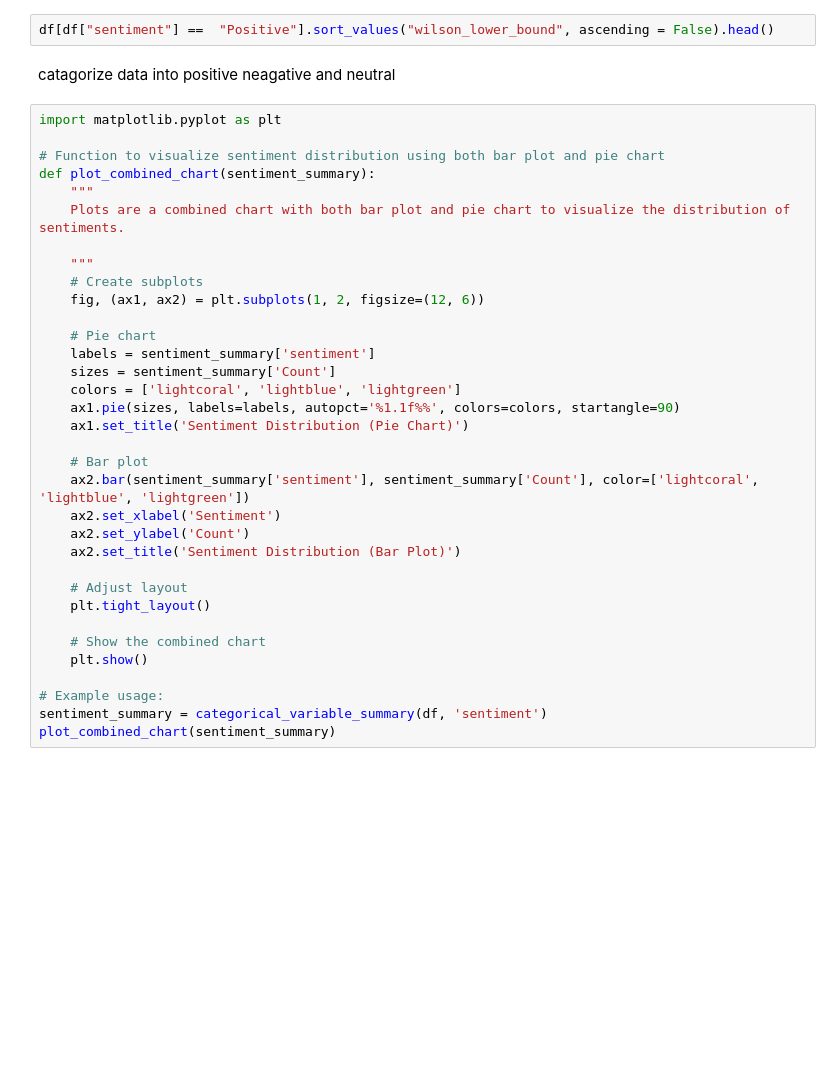
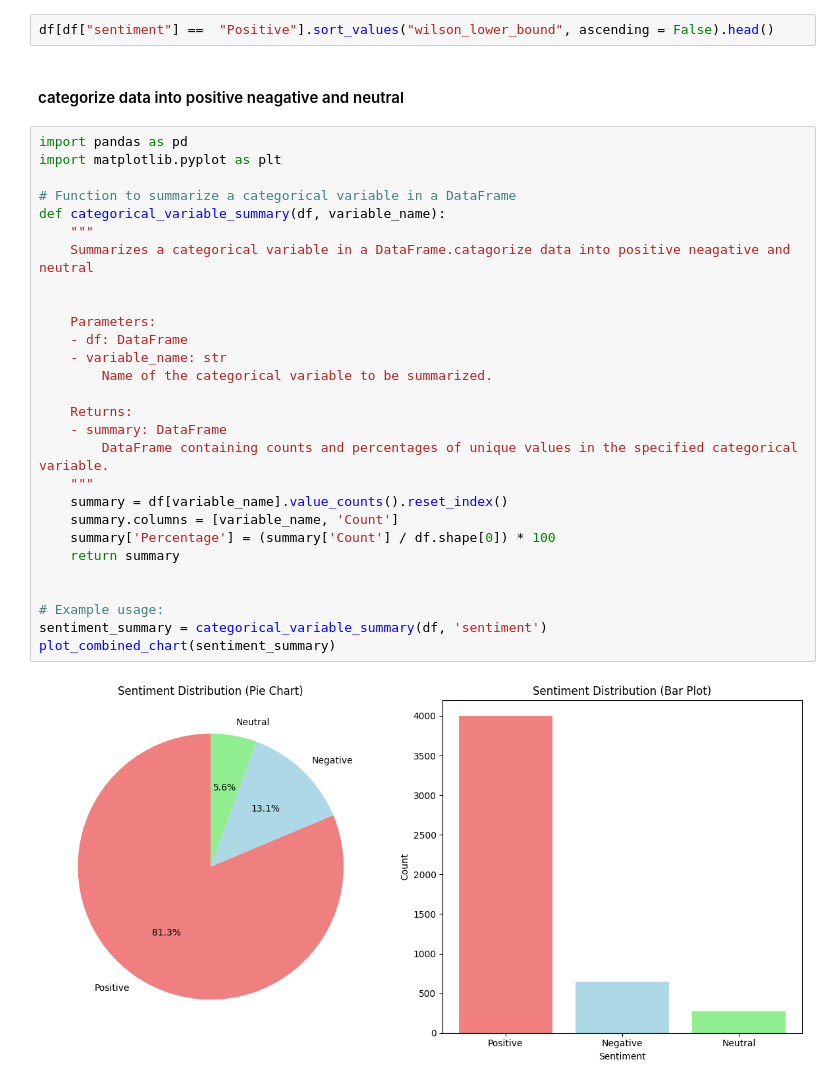
Before and after one commit to thesuman74/AI_with_python, a Jupyter notebook: sentiment_Analysis_of_Amazon/main.ipynb, the cells around one changed output. Cells and saved outputs as stored; diff of their text form; blank space fills up the shorter version.

Commit message:
image added

```diff
--- a/sentiment_Analysis_of_Amazon/main.ipynb
+++ b/sentiment_Analysis_of_Amazon/main.ipynb
@@ -163,38 +127,34 @@ for index, row in df['reviewText'].items():
 # %%
 df[df["sentiment"] ==  "Positive"].sort_values("wilson_lower_bound", ascending = False).head()
 # %% [markdown]
-catagorize data into positive neagative and neutral
+#### categorize data into positive neagative and neutral
-# %%
-import matplotlib.pyplot as plt
-
-# Function to visualize sentiment distribution using both bar plot and pie chart
-def plot_combined_chart(sentiment_summary):
-    """
-    Plots are a combined chart with both bar plot and pie chart to visualize the distribution of sentiments.
-
-    """
-    # Create subplots
-    fig, (ax1, ax2) = plt.subplots(1, 2, figsize=(12, 6))
-
-    # Pie chart
-    labels = sentiment_summary['sentiment']
-    sizes = sentiment_summary['Count']
-    colors = ['lightcoral', 'lightblue', 'lightgreen']
-    ax1.pie(sizes, labels=labels, autopct='%1.1f%%', colors=colors, startangle=90)
-    ax1.set_title('Sentiment Distribution (Pie Chart)')
-
-    # Bar plot
-    ax2.bar(sentiment_summary['sentiment'], sentiment_summary['Count'], color=['lightcoral', 'lightblue', 'lightgreen'])
-    ax2.set_xlabel('Sentiment')
-    ax2.set_ylabel('Count')
-    ax2.set_title('Sentiment Distribution (Bar Plot)')
-
-    # Adjust layout
-    plt.tight_layout()
-
-    # Show the combined chart
-    plt.show()
-
-# Example usage:
-sentiment_summary = categorical_variable_summary(df, 'sentiment')
-plot_combined_chart(sentiment_summary)
+# %%
+import pandas as pd
+import matplotlib.pyplot as plt
+
+# Function to summarize a categorical variable in a DataFrame
+def categorical_variable_summary(df, variable_name):
+    """
+    Summarizes a categorical variable in a DataFrame.catagorize data into positive neagative and neutral
+
+
+    Parameters:
+    - df: DataFrame
+    - variable_name: str
+        Name of the categorical variable to be summarized.
+
+    Returns:
+    - summary: DataFrame
+        DataFrame containing counts and percentages of unique values in the specified categorical variable.
+    """
+    summary = df[variable_name].value_counts().reset_index()
+    summary.columns = [variable_name, 'Count']
+    summary['Percentage'] = (summary['Count'] / df.shape[0]) * 100
+    return summary
+
+
+# Example usage:
+sentiment_summary = categorical_variable_summary(df, 'sentiment')
+plot_combined_chart(sentiment_summary)
+# %% [output]
+[figure, added]
```
Also changed, not shown: parts of 12 cells of this notebook, 2 other files.
